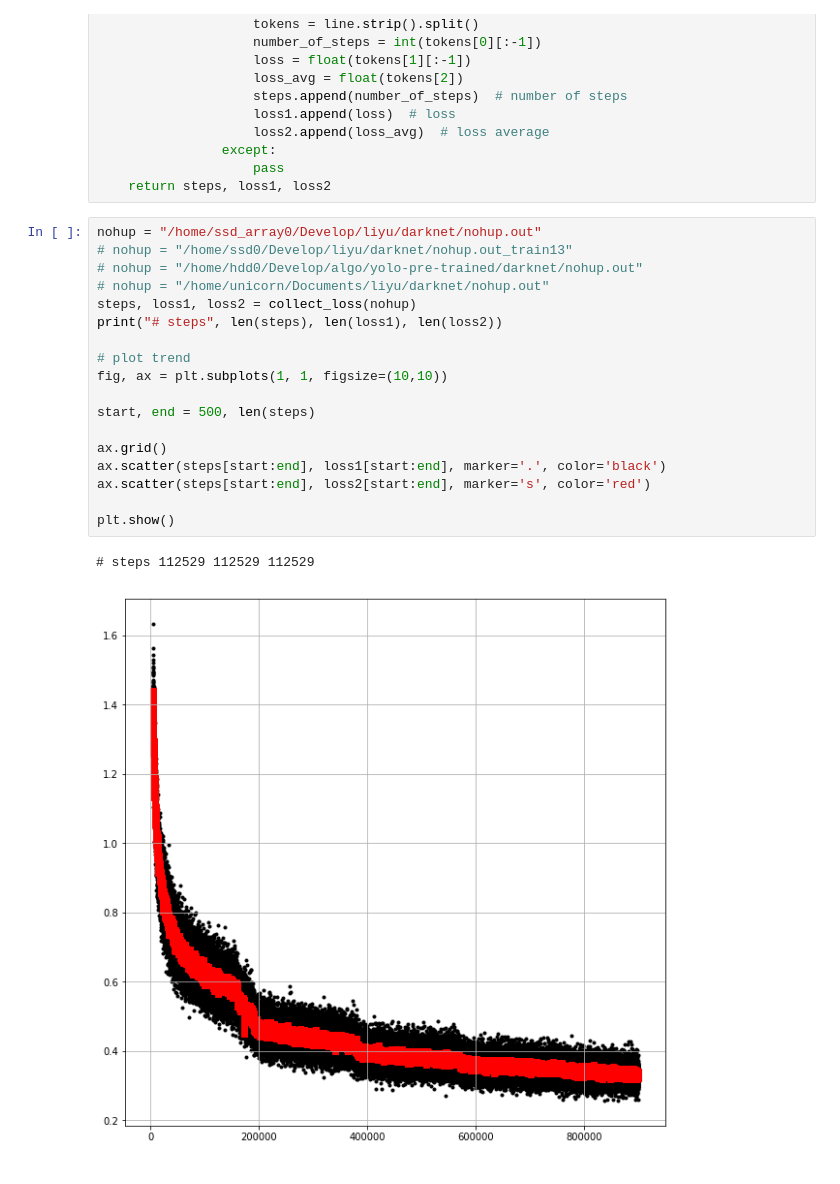
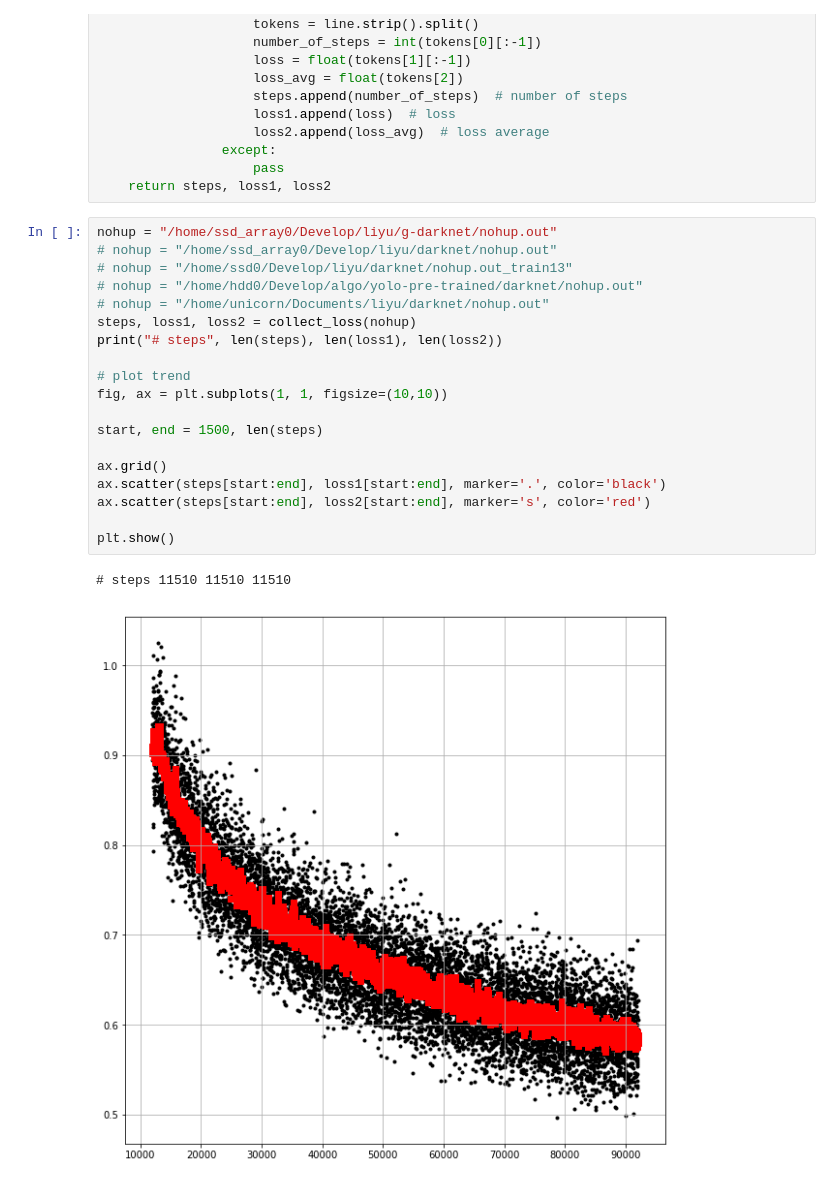
Before and after one commit to liyu10000/tct, a Jupyter notebook: conference/darknet/loss_vs_steps.ipynb, the cells around one changed output. Cells and saved outputs as stored; diff of their text form.

Commit message:
prepared and started train gnet1

```diff
--- a/conference/darknet/loss_vs_steps.ipynb
+++ b/conference/darknet/loss_vs_steps.ipynb
@@ -21,23 +21,24 @@ def collect_loss(nohup_file):
                     pass
     return steps, loss1, loss2
 # %%
-nohup = "/home/ssd_array0/Develop/liyu/darknet/nohup.out"
+nohup = "/home/ssd_array0/Develop/liyu/g-darknet/nohup.out"
+# nohup = "/home/ssd_array0/Develop/liyu/darknet/nohup.out"
 # nohup = "/home/ssd0/Develop/liyu/darknet/nohup.out_train13"
 # nohup = "/home/hdd0/Develop/algo/yolo-pre-trained/darknet/nohup.out"
 # nohup = "/home/unicorn/Documents/liyu/darknet/nohup.out"
 steps, loss1, loss2 = collect_loss(nohup)
 print("# steps", len(steps), len(loss1), len(loss2))
 
 # plot trend
 fig, ax = plt.subplots(1, 1, figsize=(10,10))
 
-start, end = 500, len(steps)
+start, end = 1500, len(steps)
 
 ax.grid()
 ax.scatter(steps[start:end], loss1[start:end], marker='.', color='black')
 ax.scatter(steps[start:end], loss2[start:end], marker='s', color='red')
 
 plt.show()
 # %% [output]
-# steps 112529 112529 112529
+# steps 11510 11510 11510
-[figure, old version]
+[figure, new version]
```
Also changed, not shown: 5 other files.
